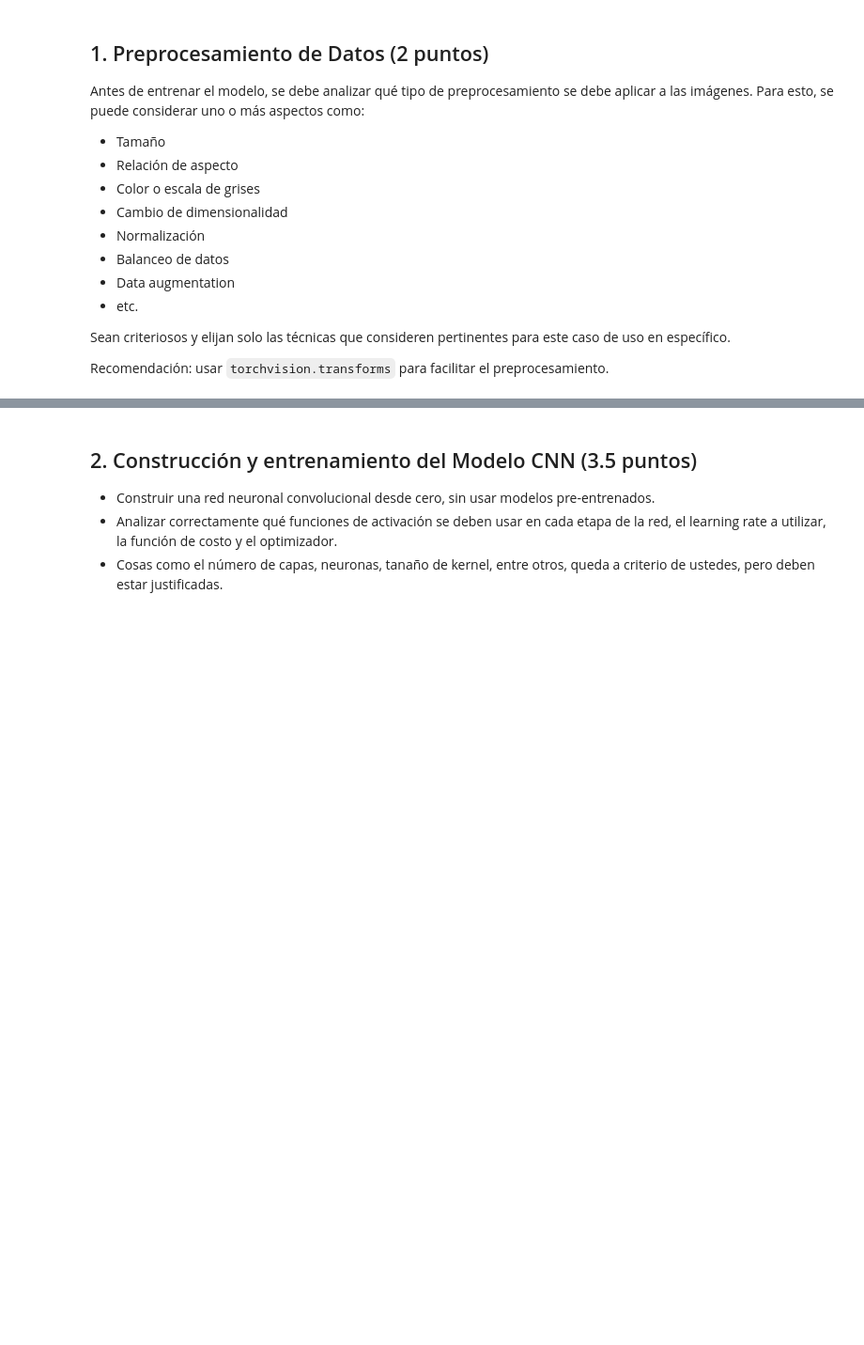
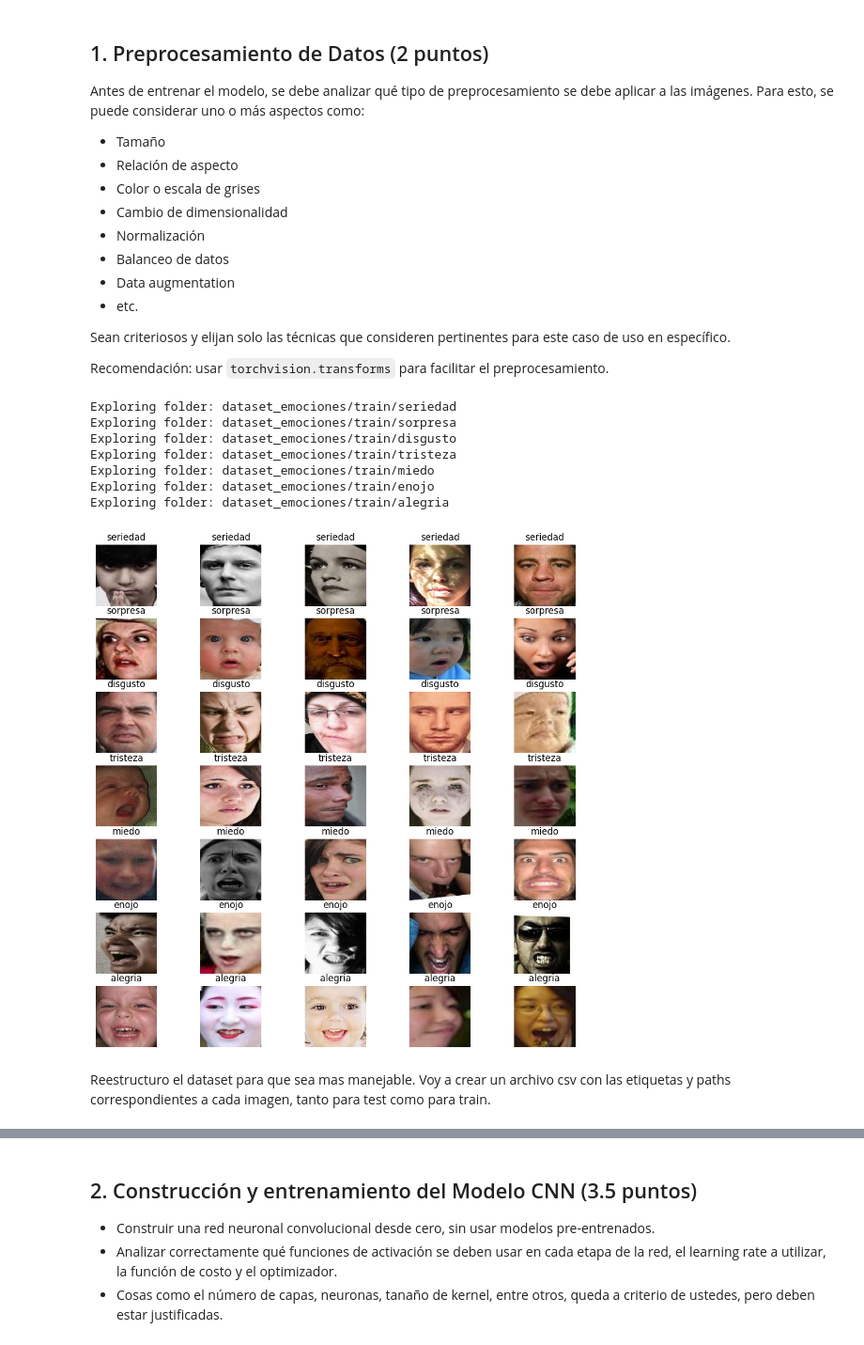
Before and after one commit to maximdorogov/aprendizaje-profundo, a Jupyter notebook: tp2/DOROGOV-MAXIM-DL-TP2-Co20.ipynb, the cells around one changed output, grey strips where cells are left out. Shown at 94% size. Cells and saved outputs as stored; diff of their text form; code cells hidden in the pictures; blank space fills up the shorter version.

Commit message:
analisis del dataset

```diff
--- a/tp2/DOROGOV-MAXIM-DL-TP2-Co20.ipynb
+++ b/tp2/DOROGOV-MAXIM-DL-TP2-Co20.ipynb
@@ -43,0 +50,33 @@ Recomendación: usar `torchvision.transforms` para facilitar el preprocesamiento
+# %%
+# Analisis exploratorio, imprimimos un par de imagenes por cada clase
+
+DATA_PATH = 'dataset_emociones/train'
+
+num_samples_to_show = 5
+titles = list()
+images = list()
+
+for folder_name in os.listdir(DATA_PATH):
+    folder_path = os.path.join(DATA_PATH, folder_name)
+    print(f"Exploring folder: {folder_path}")
+    if os.path.isdir(folder_path):
+        for img_file in os.listdir(folder_path)[:num_samples_to_show]:
+            img_path = os.path.join(folder_path, img_file)
+            img = cv2.imread(img_path)
+            if img is not None:
+                images.append(img)
+                titles.append(folder_name)
+
+sv.plot_images_grid(images=images, titles=titles, grid_size=(len(set(titles)), num_samples_to_show))
+# %% [output]
+Exploring folder: dataset_emociones/train/seriedad
+Exploring folder: dataset_emociones/train/sorpresa
+Exploring folder: dataset_emociones/train/disgusto
+Exploring folder: dataset_emociones/train/tristeza
+Exploring folder: dataset_emociones/train/miedo
+Exploring folder: dataset_emociones/train/enojo
+Exploring folder: dataset_emociones/train/alegria
+[figure, added]
+# %% [markdown]
+Reestructuro el dataset para que sea mas manejable. Voy a crear un archivo csv con las etiquetas y paths
+correspondientes a cada imagen, tanto para test como para train.
```
Also changed, not shown: parts of 5 cells of this notebook.
